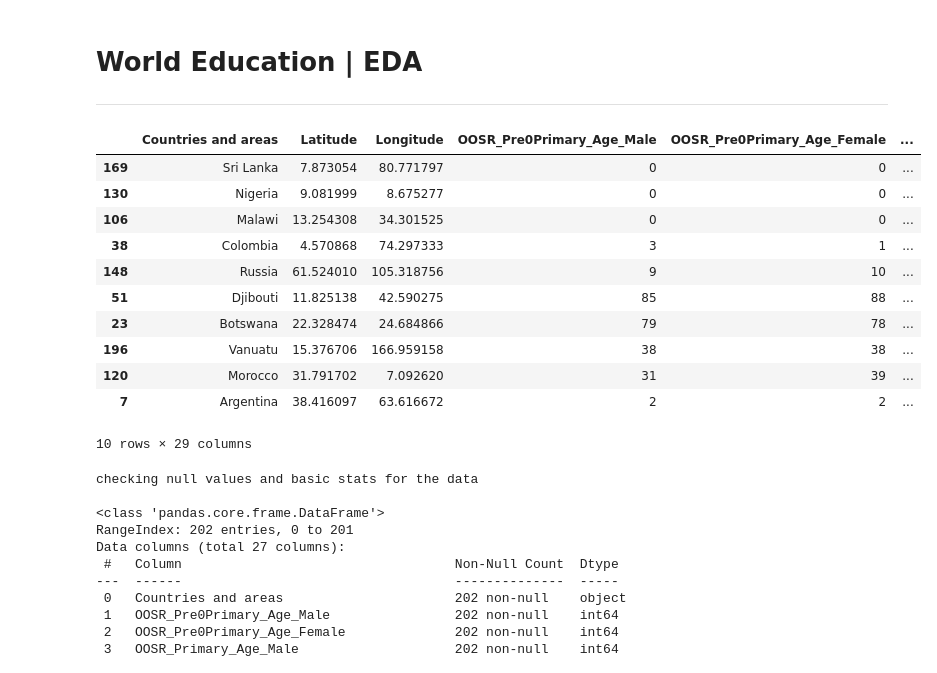
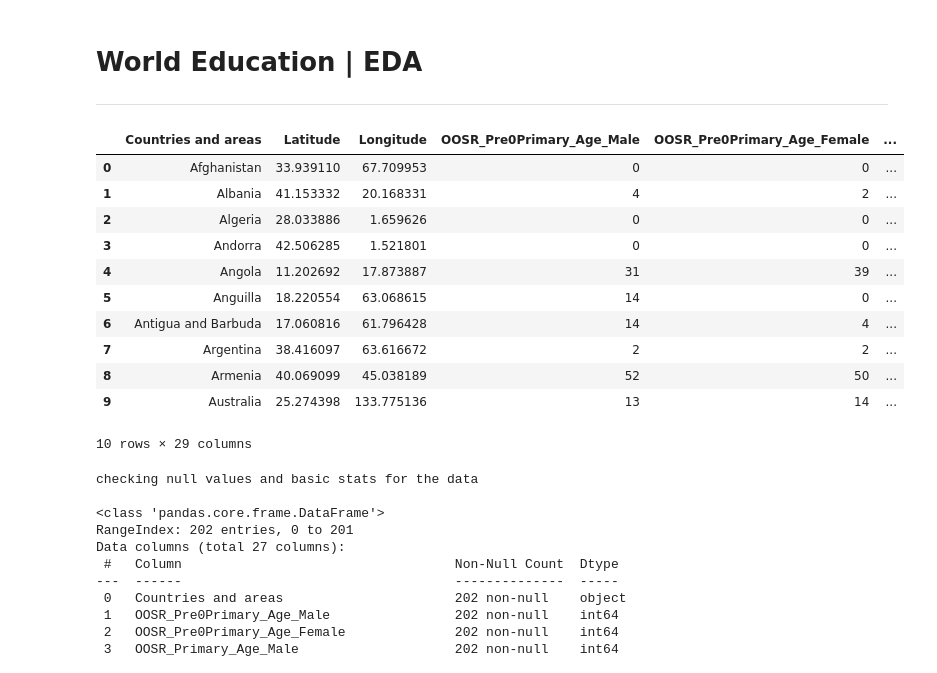
Before and after one commit to UBC-MDS/DSCI-532_2026_15_TempName, a Jupyter notebook: notebooks/EDA.ipynb, the cells around one changed output. Drawn from its saved outputs; the diff is of its cells as text; code cells hidden in the pictures.

```diff
--- a/notebooks/EDA.ipynb
+++ b/notebooks/EDA.ipynb
@@ -28,20 +29,20 @@ seshadri = ['#c3121e', '#0348a1', '#ffb01c', '#027608', '#0193b0', '#9c5300', '#
 # %%
 # Importing the Data
 
 data = pd.read_csv('../data/raw/Global_Education.csv', encoding='latin-1')
-data.sample(10)
+data.head(10)
 # %% [output]
 |  | Countries and areas | Latitude | Longitude | OOSR_Pre0Primary_Age_Male | OOSR_Pre0Primary_Age_Female | ... |
-| 169 | Sri Lanka | 7.873054 | 80.771797 | 0 | 0 | ... |
-| 130 | Nigeria | 9.081999 | 8.675277 | 0 | 0 | ... |
-| 106 | Malawi | 13.254308 | 34.301525 | 0 | 0 | ... |
-| 38 | Colombia | 4.570868 | 74.297333 | 3 | 1 | ... |
-| 148 | Russia | 61.524010 | 105.318756 | 9 | 10 | ... |
-| 51 | Djibouti | 11.825138 | 42.590275 | 85 | 88 | ... |
-| 23 | Botswana | 22.328474 | 24.684866 | 79 | 78 | ... |
-| 196 | Vanuatu | 15.376706 | 166.959158 | 38 | 38 | ... |
-| 120 | Morocco | 31.791702 | 7.092620 | 31 | 39 | ... |
+| 0 | Afghanistan | 33.939110 | 67.709953 | 0 | 0 | ... |
+| 1 | Albania | 41.153332 | 20.168331 | 4 | 2 | ... |
+| 2 | Algeria | 28.033886 | 1.659626 | 0 | 0 | ... |
+| 3 | Andorra | 42.506285 | 1.521801 | 0 | 0 | ... |
+| 4 | Angola | 11.202692 | 17.873887 | 31 | 39 | ... |
+| 5 | Anguilla | 18.220554 | 63.068615 | 14 | 0 | ... |
+| 6 | Antigua and Barbuda | 17.060816 | 61.796428 | 14 | 4 | ... |
 | 7 | Argentina | 38.416097 | 63.616672 | 2 | 2 | ... |
+| 8 | Armenia | 40.069099 | 45.038189 | 52 | 50 | ... |
+| 9 | Australia | 25.274398 | 133.775136 | 13 | 14 | ... |
 10 rows × 29 columns
 # %%
 print("checking null values and basic stats for the data\n")
```
Also changed, not shown: parts of 7 cells of this notebook, 3 other files.
